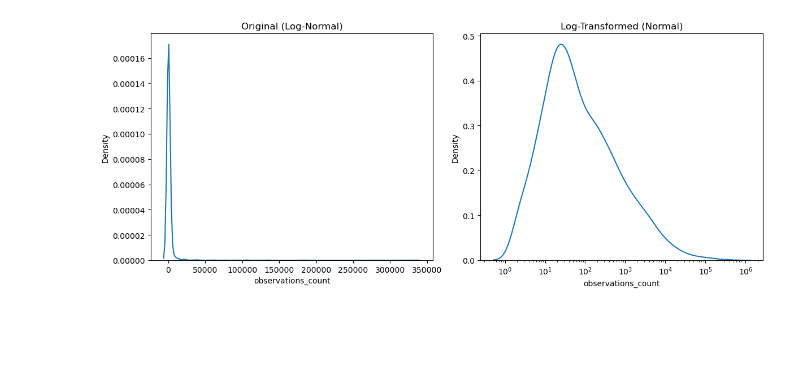
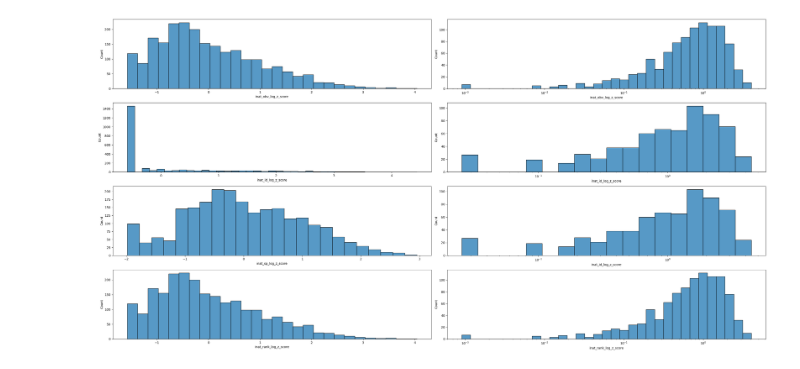
Before and after one commit to etiennegodin/CScorer, a Jupyter notebook: notebooks/eda/observers_inat_viz.ipynb, the cells around one changed output. Drawn from its saved outputs; the diff is of its cells as text; code cells hidden in the pictures; blank space fills up the shorter version.

```diff
--- a/notebooks/eda/observers_inat_viz.ipynb
+++ b/notebooks/eda/observers_inat_viz.ipynb
@@ -42,20 +54,30 @@ df.describe()
 # %%
-x1= 'observations_count'
-x2 ='identifications_count'
-x3 = 'species_count'
-x4 = 'universal_search_rank'
+x1= 'inat_obv_log_z_score'
+x2 ='inat_id_log_z_score'
+x3 = 'inat_sp_log_z_score'
+x4 = 'inat_rank_log_z_score'
 # %%
-fig, axes = plt.subplots(4, 2, figsize=(12, 5))
 
-sns.kdeplot(df, x = x, log_scale = False, ax=axes[0])
-axes[0].set_title("Original (Log-Normal)")
-sns.kdeplot(df, x = x, log_scale = True, ax=axes[1])
-axes[1].set_title("Log-Transformed (Normal)")
+ratio = (2,1)
+size = 15
+fig, axes = plt.subplots(4, 2, figsize=(ratio[0]*size, ratio[1]*size))
+
+sns.histplot(df, x = x1, log_scale = False, ax=axes[0,0])
+sns.histplot(df, x = x1, log_scale = True, ax=axes[0,1])
+
+sns.histplot(df, x = x2, log_scale = False, ax=axes[1,0])
+sns.histplot(df, x = x2, log_scale = True, ax=axes[1,1])
+
+sns.histplot(df, x = x3, log_scale = False, ax=axes[2,0])
+sns.histplot(df, x = x2, log_scale = True, ax=axes[2,1])
+
+sns.histplot(df, x = x4, log_scale = False, ax=axes[3,0])
+sns.histplot(df, x = x4, log_scale = True, ax=axes[3,1])
 
 plt.tight_layout()
 plt.show()
 # %% [output]
-[figure, old version]
+[figure, new version]
 # %%
 import seaborn as sns
 import numpy as np
```
Also changed, not shown: parts of 11 cells of this notebook, 4 other files.
